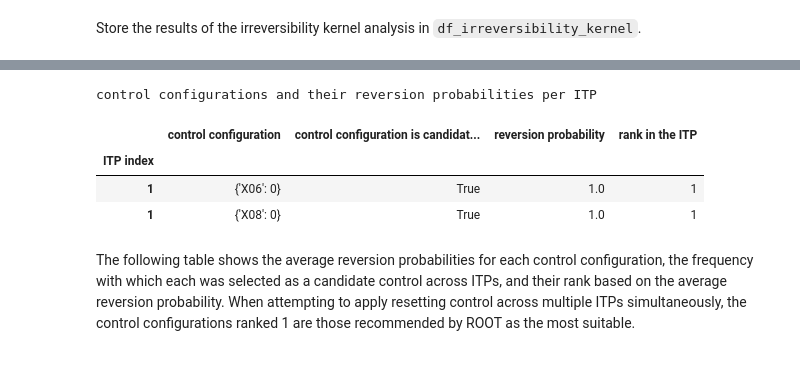
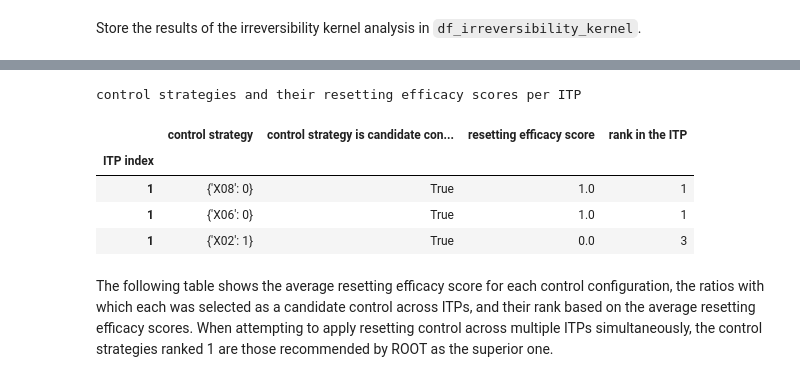
Before and after one commit to yena2bell/ROOT, a Jupyter notebook: ROOT_application_examples/toy model/ROOT_application_to_toy_model.ipynb, the cells around one changed output, grey strips where cells are left out. Saved outputs shown, nothing was run; the diff lists cells and outputs as text; code cells hidden in the pictures.

Commit message:
modify ROOT application for toy model jupyter notebook. the toy model is the one used in figure 2

```diff
--- a/ROOT_application_examples/toy model/ROOT_application_to_toy_model.ipynb
+++ b/ROOT_application_examples/toy model/ROOT_application_to_toy_model.ipynb
@@ -264,8 +267,8 @@ for ITP_index in ITP_indices_to_analyze:
 Store the results of the irreversibility kernel analysis in `df_irreversibility_kernel`.
 # %%
 ITP_indices = []
-irreversibilty_motifs = []
-coherency_conditions = []
+column_for_irreversibilty_motifs = []
+column_for_coherency_conditions = []
 
 for ITP_index in ITP_indices_to_analyze:
     ITP_object = ITP_index_map[ITP_index]
@@ -273,11 +276,11 @@ for ITP_index in ITP_indices_to_analyze:
         corresponding_coherency_condition = ITP_object.coherency_conditions[i]
 
         ITP_indices.append(ITP_index)
-        irreversibilty_motifs.append(irreversibility_motif)
-        coherency_conditions.append(corresponding_coherency_condition)
+        column_for_irreversibilty_motifs.append(irreversibility_motif)
+        column_for_coherency_conditions.append(corresponding_coherency_condition)
 
-df_irreversibility_kernel = pd.DataFrame({"irreversibility motif":irreversibilty_motifs,
-                                           "coherency condition":coherency_conditions},
+df_irreversibility_kernel = pd.DataFrame({"irreversibility motif":column_for_irreversibilty_motifs,
+                                           "coherency condition":column_for_coherency_conditions},
                                           index=ITP_indices)
 df_irreversibility_kernel.index.name = 'ITP index'
 # %% [markdown]
@@ -403,14 +400,14 @@ num_of_control_targets = 1
 # %%
 import pandas as pd
 
-ITPindex_controlconfigurations_map = {}
+ITPindex_controlcandidate_map = {}
 ITP_indices = []
 control_candidates_for_each_ITP_index = []
 
 for ITP_index in ITP_indices_to_analyze:
     ITP_object = ITP_index_map[ITP_index]
-    control_candidates_for_the_ITP = ITP_object.get_control_configurations_having_n_control_targets(num_of_control_targets)
-    ITPindex_controlconfigurations_map[ITP_index] = control_candidates_for_the_ITP
+    control_candidates_for_the_ITP = ITP_object.get_control_strategiess_having_n_control_targets(num_of_control_targets)
+    ITPindex_controlcandidate_map[ITP_index] = control_candidates_for_the_ITP
     for control_candidate_for_the_ITP in control_candidates_for_the_ITP:
         ITP_indices.append(ITP_index)
         control_candidates_for_each_ITP_index.append(control_candidate_for_the_ITP)
@@ -457,67 +455,68 @@ The cell below displays a table that ranks, for each ITP, the control configurat
 # %%
-def compute_competition_ranks(values):
+def compute_ranks(values):
     indexed = list(enumerate(values))
     sorted_indexed = sorted(indexed, key=lambda x: -x[1])
 
     ranks = [0] * len(values)
     rank = 1
     for i, (idx, val) in enumerate(sorted_indexed):
         if i > 0 and val != sorted_indexed[i - 1][1]:
             rank = i + 1
         ranks[idx] = rank
 
     return ranks
 
-control_configurations_for_all_analyzed_ITPs = []
-for control_configurations in ITPindex_controlconfigurations_map.values():
-    for control_configuration in control_configurations:
-        if control_configuration not in control_configurations_for_all_analyzed_ITPs:
-            control_configurations_for_all_analyzed_ITPs.append(control_configuration)
+control_strategies_for_all_analyzed_ITPs = []
+for control_strategies in ITPindex_controlcandidate_map.values():
+    for control_strategy in control_strategies:
+        if control_strategy not in control_strategies_for_all_analyzed_ITPs:
+            control_strategies_for_all_analyzed_ITPs.append(control_strategy)
 
 index_of_df = []
-control_configurations_in_df = []
-control_configuration_is_for_the_ITP = []
-reversion_probabilities_in_df = []
+control_strategies_in_df = []
+control_strategy_is_in_candidate = []
+resetting_efficacy_scores_in_df = []
 rank_in_the_ITP = []
 
-for ITP_index, control_configurations_for_the_ITP in ITPindex_controlconfigurations_map.items():
+for ITP_index, control_strategies_in_candidate in ITPindex_controlcandidate_map.items():
     ITP_object = ITP_index_map[ITP_index]
-    reversion_probabilities_for_each_ITP = []
-    for control_configuration in control_configurations_for_all_analyzed_ITPs:
+    resetting_efficacy_scores_for_each_ITP = []
+    for control_strategy in control_strategies_for_all_analyzed_ITPs:
         index_of_df.append(ITP_index)
-        control_configurations_in_df.append(control_configuration)
-        if control_configuration in control_configurations_for_the_ITP:
-            control_configuration_is_for_the_ITP.append(True)
+        control_strategies_in_df.append(control_strategy)
+        if control_strategy in control_strategies_in_candidate:
+            control_strategy_is_in_candidate.append(True)
         else:
-            control_configuration_is_for_the_ITP.append(False)
-        reversion_probability = ITP_object.get_the_reversion_probability_for_resetting_control(control_configuration)
-        reversion_probabilities_for_each_ITP.append(reversion_probability)
-    reversion_probabilities_in_df.extend(reversion_probabilities_for_each_ITP)
+            control_strategy_is_in_candidate.append(False)
+        resetting_efficacy_score = ITP_object.get_resetting_efficacy_score_of(control_strategy)
+        resetting_efficacy_scores_for_each_ITP.append(resetting_efficacy_score)
+    resetting_efficacy_scores_in_df.extend(resetting_efficacy_scores_for_each_ITP)
 
-    rank_for_each_ITP = compute_competition_ranks(reversion_probabilities_for_each_ITP)
+    rank_for_each_ITP = compute_ranks(resetting_efficacy_scores_for_each_ITP)
     rank_in_the_ITP.extend(rank_for_each_ITP)
 
-df_resetting_control = pd.DataFrame({"control configuration":control_configurations_in_df,
-                                     "control configuration is candidate control for the ITP":control_configuration_is_for_the_ITP,
-                                       "reversion probability":reversion_probabilities_in_df,
+df_resetting_control = pd.DataFrame({"control strategy":control_strategies_in_df,
+                                     "control strategy is candidate control for the ITP":control_strategy_is_in_candidate,
+                                       "resetting efficacy score":resetting_efficacy_scores_in_df,
                                        "rank in the ITP":rank_in_the_ITP},
                                       index=index_of_df)
 df_resetting_control.index.name = 'ITP index'
-df_resetting_control = df_resetting_control.sort_values(by=["ITP index", "reversion probability", "rank in the ITP"],
+df_resetting_control = df_resetting_control.sort_values(by=["ITP index", "resetting efficacy score", "rank in the ITP"],
                                                         ascending=[True, False,True])
 
-print("control configurations and their reversion probabilities per ITP")
+print("control strategies and their resetting efficacy scores per ITP")
 pd.set_option('display.max_rows', None)
 pd.set_option('display.max_columns', None)
 display(df_resetting_control)
 pd.reset_option('display.max_rows')
 pd.reset_option('display.max_columns')
 # %% [output]
-control configurations and their reversion probabilities per ITP
+control strategies and their resetting efficacy scores per ITP
-|  | control configuration | control configuration is candidat... | reversion probability | rank in the ITP |
+|  | control strategy | control strategy is candidate con... | resetting efficacy score | rank in the ITP |
 | ITP index |  |  |  |  |
+| 1 | {'X08': 0} | True | 1.0 | 1 |
 | 1 | {'X06': 0} | True | 1.0 | 1 |
-| 1 | {'X08': 0} | True | 1.0 | 1 |
+| 1 | {'X02': 1} | True | 0.0 | 3 |
 # %% [markdown]
-The following table shows the average reversion probabilities for each control configuration, the frequency with which each was selected as a candidate control across ITPs, and their rank based on the average reversion probability. When attempting to apply resetting control across multiple ITPs simultaneously, the control configurations ranked 1 are those recommended by ROOT as the most suitable.
+The following table shows the average resetting efficacy score for each control configuration, the ratios with which each was selected as a candidate control across ITPs, and their rank based on the average resetting efficacy scores. When attempting to apply resetting control across multiple ITPs simultaneously, the control strategies ranked 1 are those recommended by ROOT as the superior one.
 # %%
```
Also changed, not shown: parts of 40 cells of this notebook.
